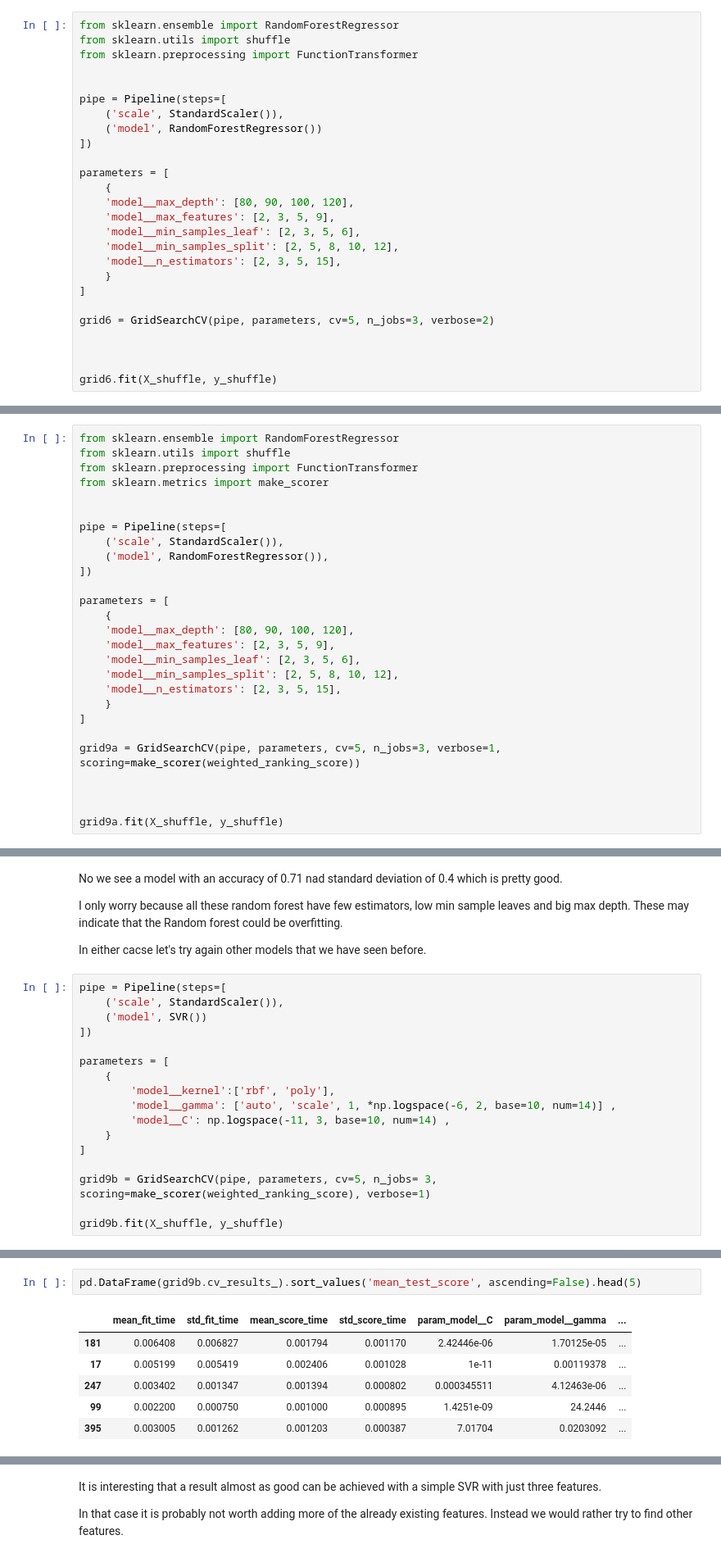
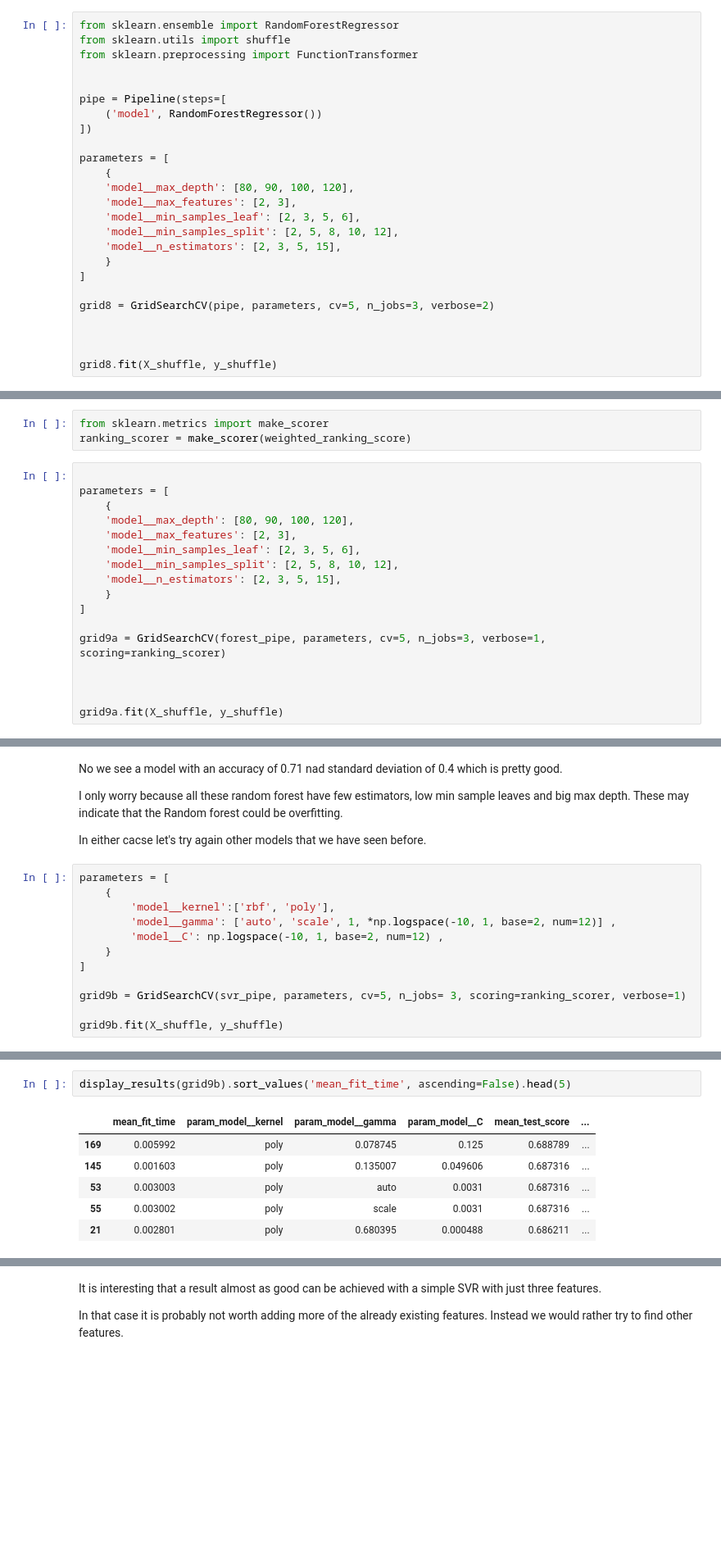
Before and after one commit to BondarencoM/SurfaTipPrediction, a Jupyter notebook: training/model-training.ipynb, the cells around one changed output, grey strips where cells are left out. Shown at 82% size. Cells and saved outputs as stored; diff of their text form; blank space fills up the shorter version.

```diff
--- a/training/model-training.ipynb
+++ b/training/model-training.ipynb
@@ -395,23 +418,22 @@ from sklearn.preprocessing import FunctionTransformer
 
 
 pipe = Pipeline(steps=[
-    ('scale', StandardScaler()),
     ('model', RandomForestRegressor())
 ])
 
 parameters = [
     {
     'model__max_depth': [80, 90, 100, 120],
-    'model__max_features': [2, 3, 5, 9],
+    'model__max_features': [2, 3],
     'model__min_samples_leaf': [2, 3, 5, 6],
     'model__min_samples_split': [2, 5, 8, 10, 12],
     'model__n_estimators': [2, 3, 5, 15],
     }
 ]
 
-grid6 = GridSearchCV(pipe, parameters, cv=5, n_jobs=3, verbose=2)
+grid8 = GridSearchCV(pipe, parameters, cv=5, n_jobs=3, verbose=2)
 
 
 
-grid6.fit(X_shuffle, y_shuffle)
+grid8.fit(X_shuffle, y_shuffle)
 # %% [output]
@@ -604,29 +522,22 @@ print(sum/700)
 With these results we decide that models performing better than 0.64 are considered more performant than humans.
 
 Now we will implement this new score to find the best model.
+# %%
+from sklearn.metrics import make_scorer
+ranking_scorer = make_scorer(weighted_ranking_score)
 # %%
-from sklearn.ensemble import RandomForestRegressor
-from sklearn.utils import shuffle
-from sklearn.preprocessing import FunctionTransformer
-from sklearn.metrics import make_scorer
-
-
-pipe = Pipeline(steps=[
-    ('scale', StandardScaler()),
-    ('model', RandomForestRegressor()),
-])
 
 parameters = [
     {
     'model__max_depth': [80, 90, 100, 120],
-    'model__max_features': [2, 3, 5, 9],
+    'model__max_features': [2, 3],
     'model__min_samples_leaf': [2, 3, 5, 6],
     'model__min_samples_split': [2, 5, 8, 10, 12],
     'model__n_estimators': [2, 3, 5, 15],
     }
 ]
 
-grid9a = GridSearchCV(pipe, parameters, cv=5, n_jobs=3, verbose=1, scoring=make_scorer(weighted_ranking_score))
+grid9a = GridSearchCV(forest_pipe, parameters, cv=5, n_jobs=3, verbose=1, scoring=ranking_scorer)
 
 
 
@@ -659,20 +570,15 @@ I only worry because all these random forest have few estimators, low min sample
 
 In either cacse let's try again other models that we have seen before.
 # %%
-pipe = Pipeline(steps=[
-    ('scale', StandardScaler()),
-    ('model', SVR())
-])
-
 parameters = [
     {
         'model__kernel':['rbf', 'poly'],
-        'model__gamma': ['auto', 'scale', 1, *np.logspace(-6, 2, base=10, num=14)] ,
-        'model__C': np.logspace(-11, 3, base=10, num=14) ,
+        'model__gamma': ['auto', 'scale', 1, *np.logspace(-10, 1, base=2, num=12)] ,
+        'model__C': np.logspace(-10, 1, base=2, num=12) ,
     }
 ]
 
-grid9b = GridSearchCV(pipe, parameters, cv=5, n_jobs= 3, scoring=make_scorer(weighted_ranking_score), verbose=1)
+grid9b = GridSearchCV(svr_pipe, parameters, cv=5, n_jobs= 3, scoring=ranking_scorer, verbose=1)
 
 grid9b.fit(X_shuffle, y_shuffle)
 # %% [output]
@@ -695,13 +597,13 @@ GridSearchCV(cv=5,
                           'model__kernel': ['rbf', 'poly']}],
              scoring=make_scorer(weighted_ranking_score), verbose=1)
 # %%
-pd.DataFrame(grid9b.cv_results_).sort_values('mean_test_score', ascending=False).head(5)
+display_results(grid9b).sort_values('mean_fit_time', ascending=False).head(5)
 # %% [output]
-|  | mean_fit_time | std_fit_time | mean_score_time | std_score_time | param_model__C | param_model__gamma | ... |
-| 181 | 0.006408 | 0.006827 | 0.001794 | 0.001170 | 2.42446e-06 | 1.70125e-05 | ... |
-| 17 | 0.005199 | 0.005419 | 0.002406 | 0.001028 | 1e-11 | 0.00119378 | ... |
-| 247 | 0.003402 | 0.001347 | 0.001394 | 0.000802 | 0.000345511 | 4.12463e-06 | ... |
-| 99 | 0.002200 | 0.000750 | 0.001000 | 0.000895 | 1.4251e-09 | 24.2446 | ... |
-| 395 | 0.003005 | 0.001262 | 0.001203 | 0.000387 | 7.01704 | 0.0203092 | ... |
+|  | mean_fit_time | param_model__kernel | param_model__gamma | param_model__C | mean_test_score | ... |
+| 169 | 0.005992 | poly | 0.078745 | 0.125 | 0.688789 | ... |
+| 145 | 0.001603 | poly | 0.135007 | 0.049606 | 0.687316 | ... |
+| 53 | 0.003003 | poly | auto | 0.0031 | 0.687316 | ... |
+| 55 | 0.003002 | poly | scale | 0.0031 | 0.687316 | ... |
+| 21 | 0.002801 | poly | 0.680395 | 0.000488 | 0.686211 | ... |
 # %% [markdown]
 SVR seems to be performing almost as good as RF with the new metric.
```
Also changed, not shown: parts of 112 cells of this notebook, 3 other files.
